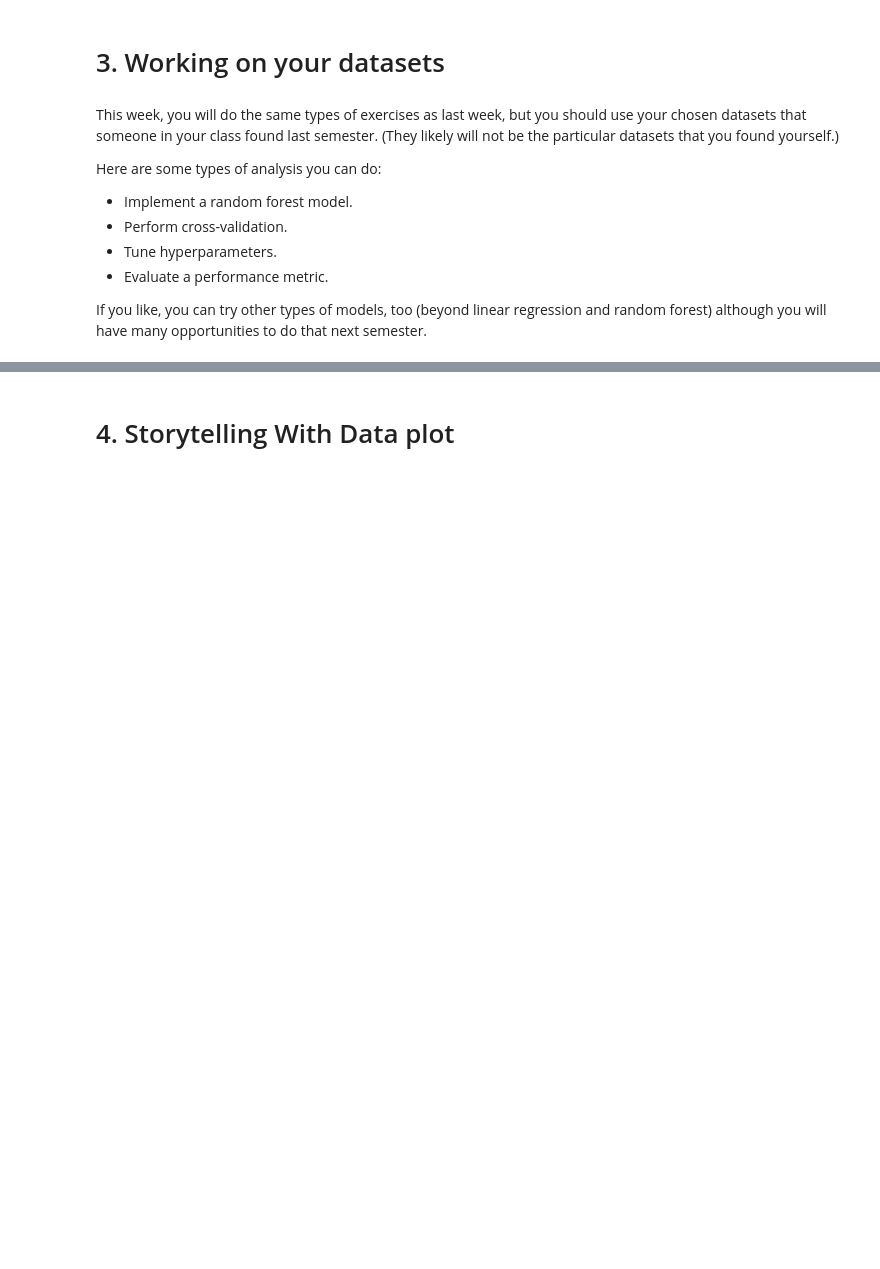
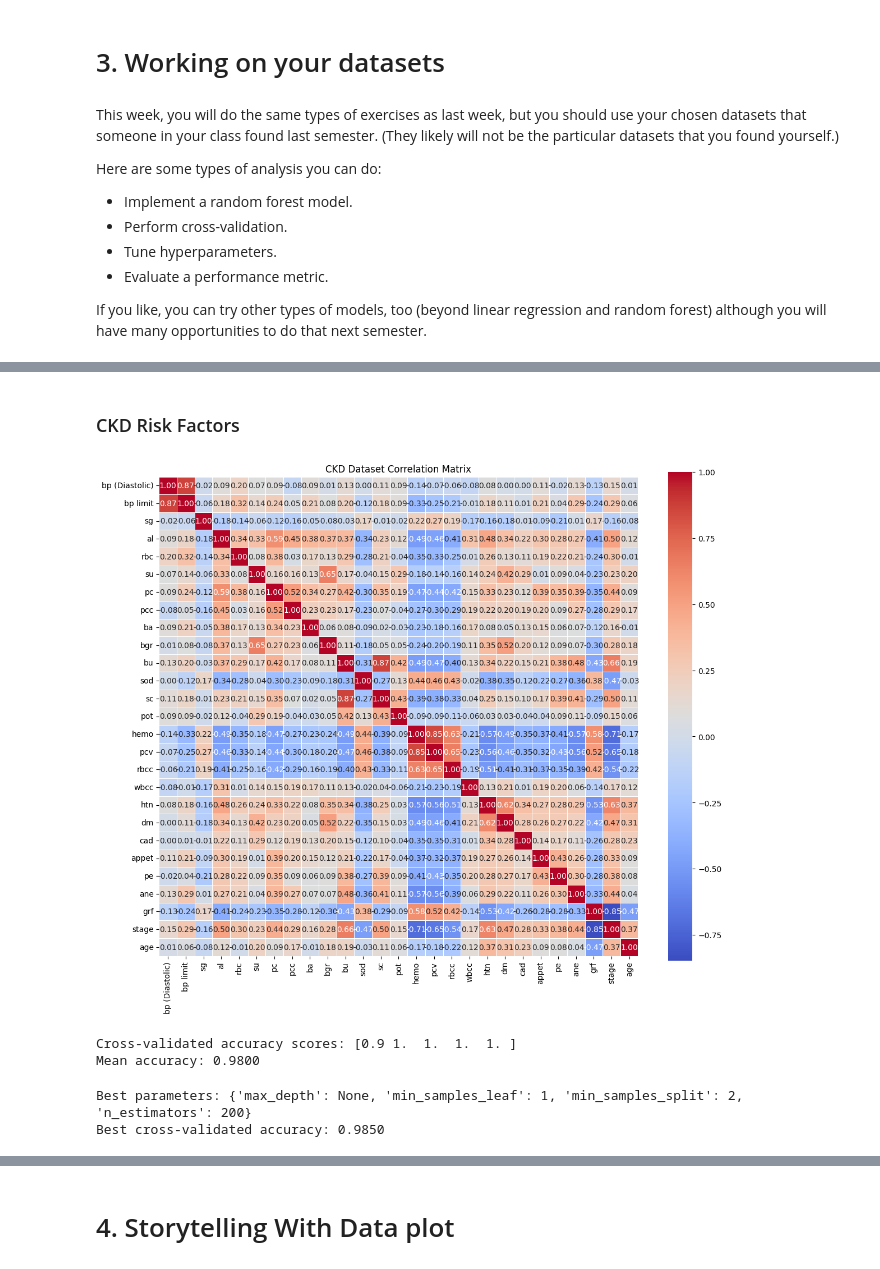
Before and after one commit to Smi7hey13/ModBSem2Sum, a Jupyter notebook: Week11.ipynb, the cells around one changed output, grey strips where cells are left out. Cells and saved outputs as stored; diff of their text form; code cells hidden in the pictures; blank space fills up the shorter version.

```diff
--- a/Week11.ipynb
+++ b/Week11.ipynb
@@ -75,0 +78,19 @@ If you like, you can try other types of models, too (beyond linear regression an
+# %%
+import pandas as pd
+import numpy as np
+from sklearn.model_selection import train_test_split
+from sklearn.preprocessing import LabelEncoder
+
+# Load your dataset (assuming it's in a DataFrame called df)
+df = pd.read_csv("Diabetic_Nephropathy.csv")  # Replace with actual path or use df = ...
+
+# Encode categorical variables
+label_encoders = {}
+for col in ['Sex', 'Smoking', 'Drinking', 'Insulin', 'Metformin', 'Lipid lowering drugs']:
+    le = LabelEncoder()
+    df[col] = le.fit_transform(df[col])
+    label_encoders[col] = le
+
+# Define features and target
+X = df.drop(columns=['Diabetic nephropathy (DN)'])  # Predicting DN
+y = df['Diabetic nephropathy (DN)']
@@ -75,0 +188,2 @@ If you like, you can try other types of models, too (beyond linear regression an
+# %% [markdown]
+### CKD Risk Factors
@@ -75,0 +234,45 @@ If you like, you can try other types of models, too (beyond linear regression an
+# %%
+corr_matrix = X.corr()
+plt.figure(figsize=(12, 10))
+sns.heatmap(corr_matrix, annot=True, fmt=".2f", cmap='coolwarm', square=True, linewidths=0.5)
+plt.title('CKD Dataset Correlation Matrix')
+plt.tight_layout()
+plt.show()
+# %% [output]
+[figure, added]
+# %%
+from sklearn.ensemble import RandomForestClassifier
+from sklearn.model_selection import cross_val_score
+
+rf = RandomForestClassifier(random_state=42)
+cv_scores = cross_val_score(rf, X, y, cv=5, scoring='accuracy')
+
+print(f"Cross-validated accuracy scores: {cv_scores}")
+print(f"Mean accuracy: {cv_scores.mean():.4f}")
+# %% [output]
+Cross-validated accuracy scores: [0.9 1.  1.  1.  1. ]
+Mean accuracy: 0.9800
+# %%
+from sklearn.model_selection import GridSearchCV
+
+param_grid = {
+    'n_estimators': [100, 200],
+    'max_depth': [None, 10, 20],
+    'min_samples_split': [2, 5],
+    'min_samples_leaf': [1, 2]
+}
+
+grid_search = GridSearchCV(
+    RandomForestClassifier(random_state=42),
+    param_grid,
+    cv=5,
+    scoring='accuracy',
+    n_jobs=-1
+)
+
+grid_search.fit(X_scaled, y)
+print(f"Best parameters: {grid_search.best_params_}")
+print(f"Best cross-validated accuracy: {grid_search.best_score_:.4f}")
+# %% [output]
+Best parameters: {'max_depth': None, 'min_samples_leaf': 1, 'min_samples_split': 2, 'n_estimators': 200}
+Best cross-validated accuracy: 0.9850
```
Also changed, not shown: parts of 12 cells of this notebook.
